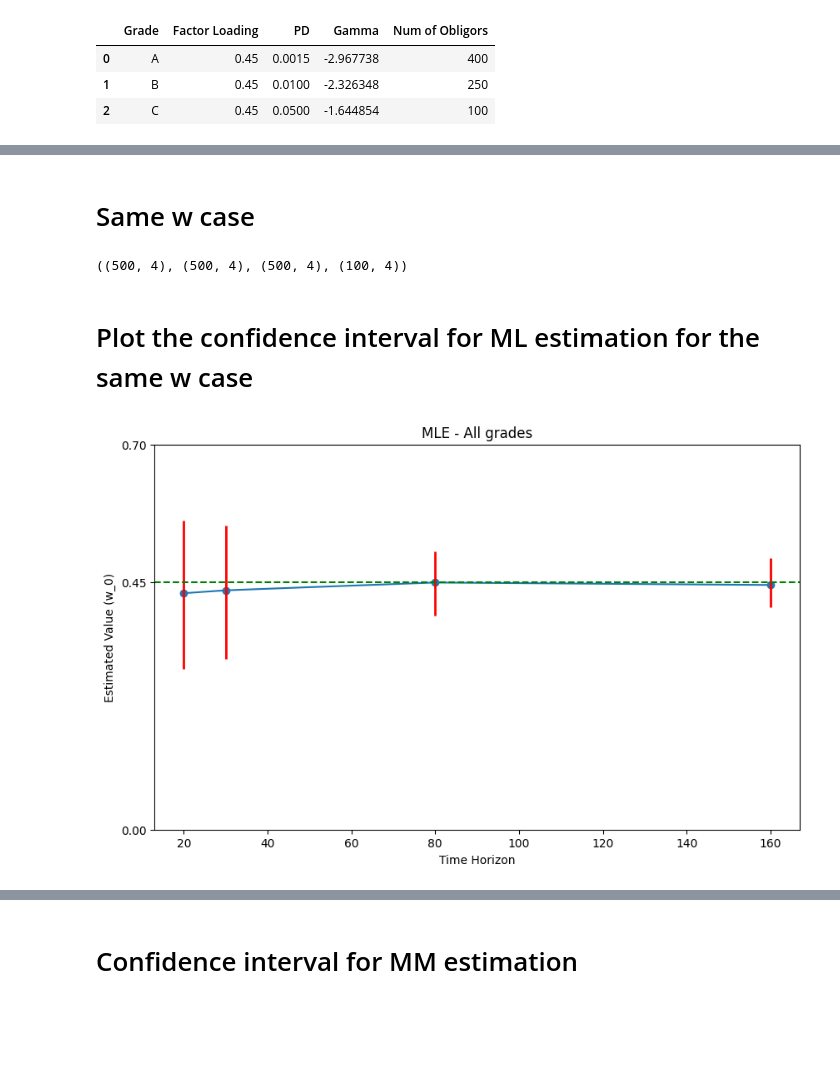
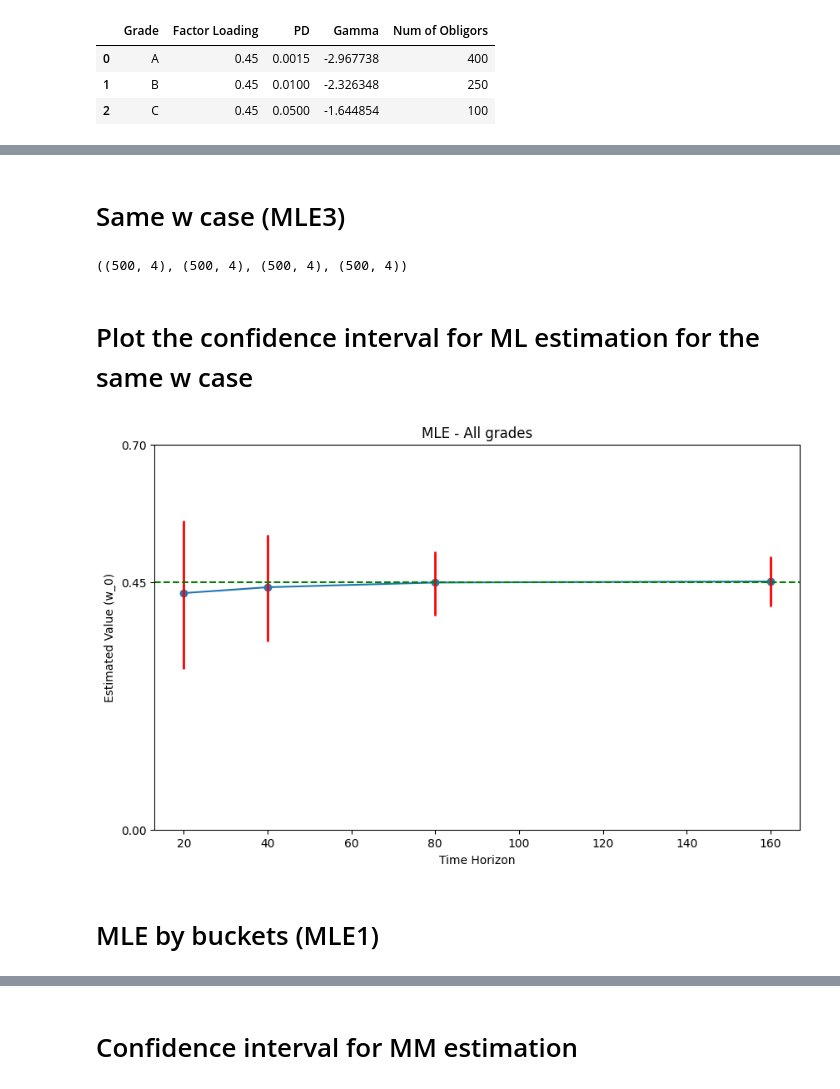
Before and after one commit to PeterKiss18/VasicekPDModel, a Jupyter notebook: conf_interval_gen_data.ipynb, the cells around one changed output, grey strips where cells are left out. Drawn from its saved outputs; the diff is of its cells as text; code cells hidden in the pictures; blank space fills up the shorter version.

```diff
--- a/conf_interval_gen_data.ipynb
+++ b/conf_interval_gen_data.ipynb
@@ -130,5 +40,7 @@ ml_params_30 = pd.read_csv("data\conf_interval_MLE\conf_interval_ml_30.csv")
 # %%
 ml_params_80 = pd.read_csv("data\conf_interval_MLE\conf_interval_ml_80.csv")
+ml_params_80 = ml_params_80.iloc[:500]
 # %%
 ml_params_160 = pd.read_csv("data\conf_interval_MLE\conf_interval_ml_160.csv")
+ml_params_160 = ml_params_160.iloc[-100:]
 # %% [markdown]
@@ -297,23 +101,0 @@ plt.show()
-# %%
-# Make a plot for the confidence interval for ML estimation for w_2
-# Plot the median and the 5th and 95th percentiles
-x = [20, 30, 80, 160]
-y_median = [ml_params_20["w_2"].median(), ml_params_30["w_2"].median(), ml_params_80["w_2"].median(), ml_params_160["w_2"].median()]
-y_5th = [ml_params_20["w_2"].quantile(0.05), ml_params_30["w_2"].quantile(0.05), ml_params_80["w_2"].quantile(0.05), ml_params_160["w_2"].quantile(0.05)]
-y_95th = [ml_params_20["w_2"].quantile(0.95), ml_params_30["w_2"].quantile(0.95), ml_params_80["w_2"].quantile(0.95), ml_params_160["w_2"].quantile(0.95)]
-
-plt.figure(figsize=(10, 6))
-plt.plot(x, y_median, marker='o', linestyle='-')
-for i in range(len(x)):
-    plt.vlines(x[i], y_5th[i], y_95th[i], colors='r', linestyles='solid', linewidth=2)
-# Draw a horizontal line at y=0.45
-plt.axhline(y=0.45, color='g', linestyle='--')
-plt.title('MLE - Grade C')
-plt.xlabel('Time Horizon')
-plt.ylabel('Estimated Value (w_2)')
-plt.ylim(0, 0.7)
-plt.yticks([0, 0.45, 0.7])
-#plt.legend(['Median', '5th and 95th Percentiles'], loc='lower right')
-
-plt.savefig("plots/confidence_interval_ML_w2.pdf")
-plt.show()
@@ -322,5 +102,5 @@ plt.show()
 # %% [markdown]
-# Same w case
+# Same w case (MLE3)
 # %%
 ml_same_w_20 = gen_data_and_ml_estimation(20, num_of_obligors_list, [0.45], gamma_list, sims=500)
 # %%
@@ -337,39 +120,40 @@ ml_same_w_160.to_csv("data\conf_interval_MLE\conf_interval_ml_160_same_w.csv", i
 # %%
 ml_same_w_20 = pd.read_csv("data\conf_interval_MLE\conf_interval_ml_20_same_w.csv")
 ml_same_w_30 = pd.read_csv("data\conf_interval_MLE\conf_interval_ml_30_same_w.csv")
-# select the first 500 from ml_same_w_30
-ml_same_w_30 = ml_same_w_30.iloc[:500]
+ml_same_w_40 = pd.read_csv("data\conf_interval_MLE\conf_interval_ml_40_same_w.csv")
 ml_same_w_80 = pd.read_csv("data\conf_interval_MLE\conf_interval_ml_80_same_w.csv")
 ml_same_w_160 = pd.read_csv("data\conf_interval_MLE\conf_interval_ml_160_same_w.csv")
 # %%
-ml_same_w_20.shape, ml_same_w_30.shape, ml_same_w_80.shape, ml_same_w_160.shape
+ml_same_w_20.shape, ml_same_w_40.shape, ml_same_w_80.shape, ml_same_w_160.shape
 # %% [output]
-((500, 4), (500, 4), (500, 4), (100, 4))
+((500, 4), (500, 4), (500, 4), (500, 4))
 # %% [markdown]
 # Plot the confidence interval for ML estimation for the same w case
 # %%
 # Make a plot for the confidence interval for ML estimation for w_0
 # Plot the median and the 5th and 95th percentiles
-x = [20, 30, 80, 160]
-y_median = [ml_same_w_20["w_0"].median(), ml_same_w_30["w_0"].median(), ml_same_w_80["w_0"].median(), ml_same_w_160["w_0"].median()]
-y_5th = [ml_same_w_20["w_0"].quantile(0.05), ml_same_w_30["w_0"].quantile(0.05), ml_same_w_80["w_0"].quantile(0.05), ml_same_w_160["w_0"].quantile(0.05)]
-y_95th = [ml_same_w_20["w_0"].quantile(0.95), ml_same_w_30["w_0"].quantile(0.95), ml_same_w_80["w_0"].quantile(0.95), ml_same_w_160["w_0"].quantile(0.95)]
+x = [20, 40, 80, 160]
+y_median = [ml_same_w_20["w_0"].median(), ml_same_w_40["w_0"].median(), ml_same_w_80["w_0"].median(), ml_same_w_160["w_0"].median()]
+y_5th = [ml_same_w_20["w_0"].quantile(0.05), ml_same_w_40["w_0"].quantile(0.05), ml_same_w_80["w_0"].quantile(0.05), ml_same_w_160["w_0"].quantile(0.05)]
+y_95th = [ml_same_w_20["w_0"].quantile(0.95), ml_same_w_40["w_0"].quantile(0.95), ml_same_w_80["w_0"].quantile(0.95), ml_same_w_160["w_0"].quantile(0.95)]
 
 plt.figure(figsize=(10, 6))
 plt.plot(x, y_median, marker='o', linestyle='-')
 for i in range(len(x)):
     plt.vlines(x[i], y_5th[i], y_95th[i], colors='r', linestyles='solid', linewidth=2)
 # Draw a horizontal line at y=0.45
 plt.axhline(y=0.45, color='g', linestyle='--')
 
 plt.title('MLE - All grades')
 plt.xlabel('Time Horizon')
 plt.ylabel('Estimated Value (w_0)')
 plt.ylim(0, 0.7)
 plt.yticks([0, 0.45, 0.7])
 #plt.legend(['Median', '5th and 95th Percentiles'], loc='lower right')
 
 plt.savefig("plots/confidence_interval_ML_same_w.pdf")
 plt.show()
 # %% [output]
-[figure, old version]
+[figure, new version]
+# %% [markdown]
+# MLE by buckets (MLE1)
```
Also changed, not shown: parts of 64 cells of this notebook, 7 other files.
